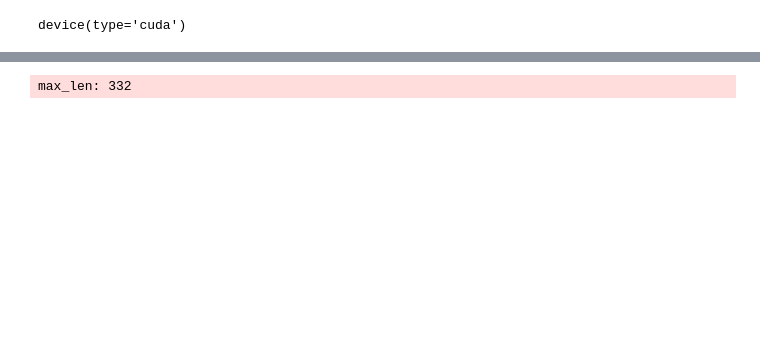
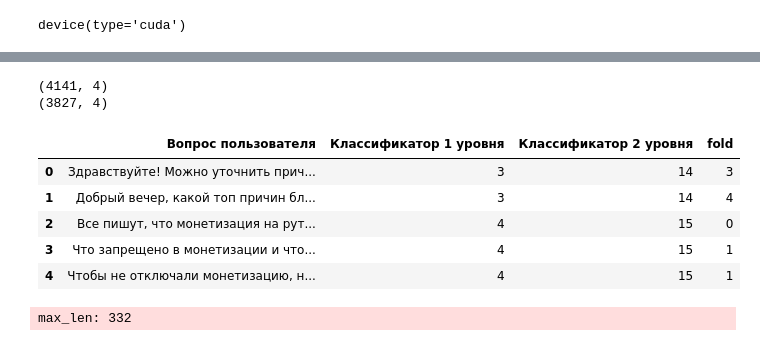
Before and after one commit to e0xextazy/cp-russia-2024, a Jupyter notebook: ml_experiments/train_encoder.ipynb, the cells around one changed output, grey strips where cells are left out. Drawn from its saved outputs; the diff is of its cells as text; code cells hidden in the pictures; blank space fills up the shorter version.

```diff
--- a/ml_experiments/train_encoder.ipynb
+++ b/ml_experiments/train_encoder.ipynb
@@ -150,3 +151,39 @@ train.head()
+# %%
+extra = train[["Вопрос пользователя", "Классификатор 1 уровня",
+               "Классификатор 2 уровня", "fold"]]
+extra1 = train[["aug_questions", "Классификатор 1 уровня", "Классификатор 2 уровня",
+                "fold"]].rename(columns={"aug_questions": "Вопрос пользователя"})
+extra1 = extra1[extra1.fold != 0]
+extra2 = train[["Paraphrase 1", "Классификатор 1 уровня", "Классификатор 2 уровня",
+                "fold"]].rename(columns={"Paraphrase 1": "Вопрос пользователя"})
+extra2 = extra2[extra2.fold != 0]
+extra3 = train[["Paraphrase 2", "Классификатор 1 уровня", "Классификатор 2 уровня",
+                "fold"]].rename(columns={"Paraphrase 2": "Вопрос пользователя"})
+extra3 = extra3[extra3.fold != 0]
+extra4 = train[["Paraphrase 3", "Классификатор 1 уровня", "Классификатор 2 уровня",
+                "fold"]].rename(columns={"Paraphrase 3": "Вопрос пользователя"})
+extra4 = extra4[extra4.fold != 0]
+extra5 = train[["Вопрос из БЗ", "Классификатор 1 уровня", "Классификатор 2 уровня",
+                "fold"]].rename(columns={"Вопрос из БЗ": "Вопрос пользователя"})
+extra5 = extra5[extra5.fold != 0]
+
+train = pd.concat([extra, extra1, extra2, extra3, extra4, extra5], axis=0)
+
+print(train.shape)
+train.drop_duplicates(inplace=True)
+train.dropna(inplace=True)
+train.reset_index(inplace=True, drop=True)
+print(train.shape)
+train.head()
+# %% [output]
+(4141, 4)
+(3827, 4)
+|  | Вопрос пользователя | Классификатор 1 уровня | Классификатор 2 уровня | fold |
+| 0 | Здравствуйте! Можно уточнить прич... | 3 | 14 | 3 |
+| 1 | Добрый вечер, какой топ причин бл... | 3 | 14 | 4 |
+| 2 | Все пишут, что монетизация на рут... | 4 | 15 | 0 |
+| 3 | Что запрещено в монетизации и что... | 4 | 15 | 1 |
+| 4 | Чтобы не отключали монетизацию, н... | 4 | 15 | 1 |
 # %%
 tokenizer = AutoTokenizer.from_pretrained(CFG.model)
 tokenizer.save_pretrained(os.path.join(OUTPUT_DIR, 'tokenizer'))
```
Also changed, not shown: parts of 11 cells of this notebook, 16 other files.
